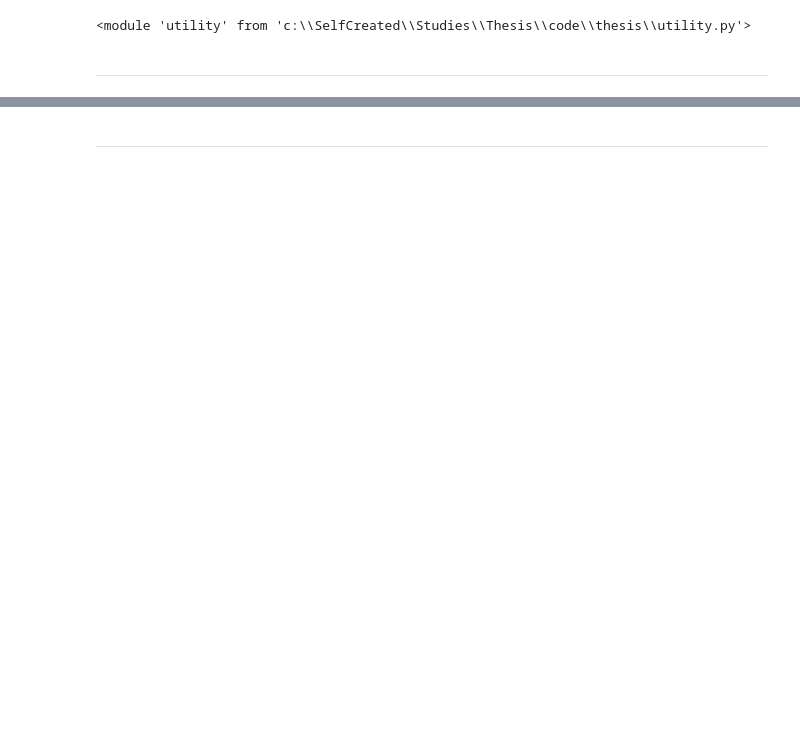
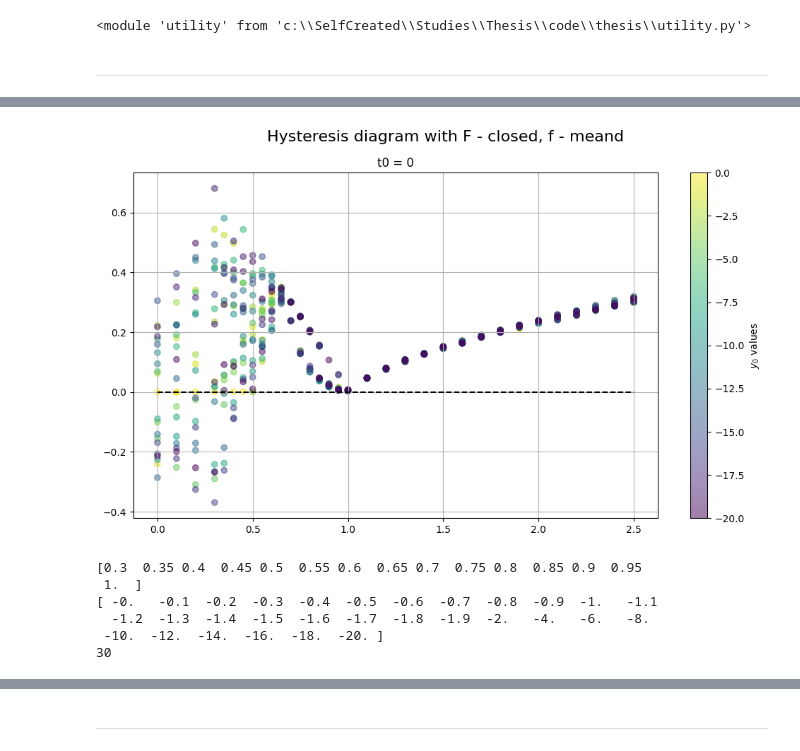
Before and after one commit to oleksii-yer/thesis, a Jupyter notebook: notebook_hysteresis.ipynb, the cells around one changed output, grey strips where cells are left out. Cells and saved outputs as stored; diff of their text form; code cells hidden in the pictures; blank space fills up the shorter version.

```diff
--- a/notebook_hysteresis.ipynb
+++ b/notebook_hysteresis.ipynb
@@ -31,0 +57,28 @@ phi = 0
+# %%
+a = 1
+b = 1
+tau = 1
+
+# Histenesis diagram
+importlib.reload(ts)
+t0_list = [0]
+x0 = 0
+y0_list = np.arange(0, 21, 1) * (-1)
+mu_range = np.concatenate([np.arange(0, 0.3, 0.1), np.linspace(0.3, 1, 15), np.arange(1.1, 2.6, 0.1)])
+h = 0.01  # Time step
+t_end = 1000  # End time
+
+ts.create_diagram_point(t0_list, y0_list, mu_range, a, b, tau, 'closed', 'meand', 0, h, t_end)
+# %% [output]
+[figure, added]
+# %%
+print(np.linspace(0.3, 1, 15))
+print(np.concatenate([np.arange(0, 2, 0.1) * (-1), np.arange(2, 21, 2) * (-1)]))
+print(len(np.concatenate([np.arange(0, 2, 0.1) * (-1), np.arange(2, 21, 2) * (-1)])))
+# %% [output]
+[0.3  0.35 0.4  0.45 0.5  0.55 0.6  0.65 0.7  0.75 0.8  0.85 0.9  0.95
+ 1.  ]
+[ -0.   -0.1  -0.2  -0.3  -0.4  -0.5  -0.6  -0.7  -0.8  -0.9  -1.   -1.1
+  -1.2  -1.3  -1.4  -1.5  -1.6  -1.7  -1.8  -1.9  -2.   -4.   -6.   -8.
+ -10.  -12.  -14.  -16.  -18.  -20. ]
+30
```
Also changed, not shown: parts of 40 cells of this notebook, 6 other files.
